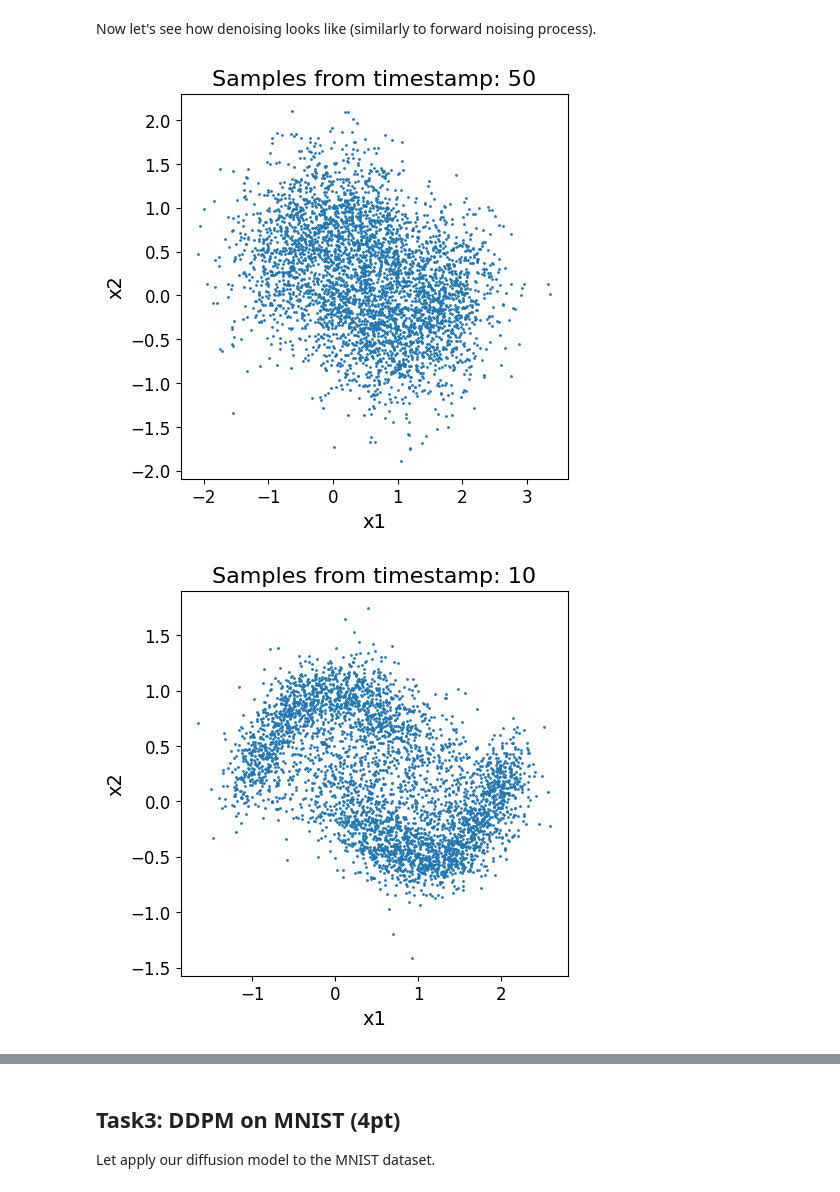
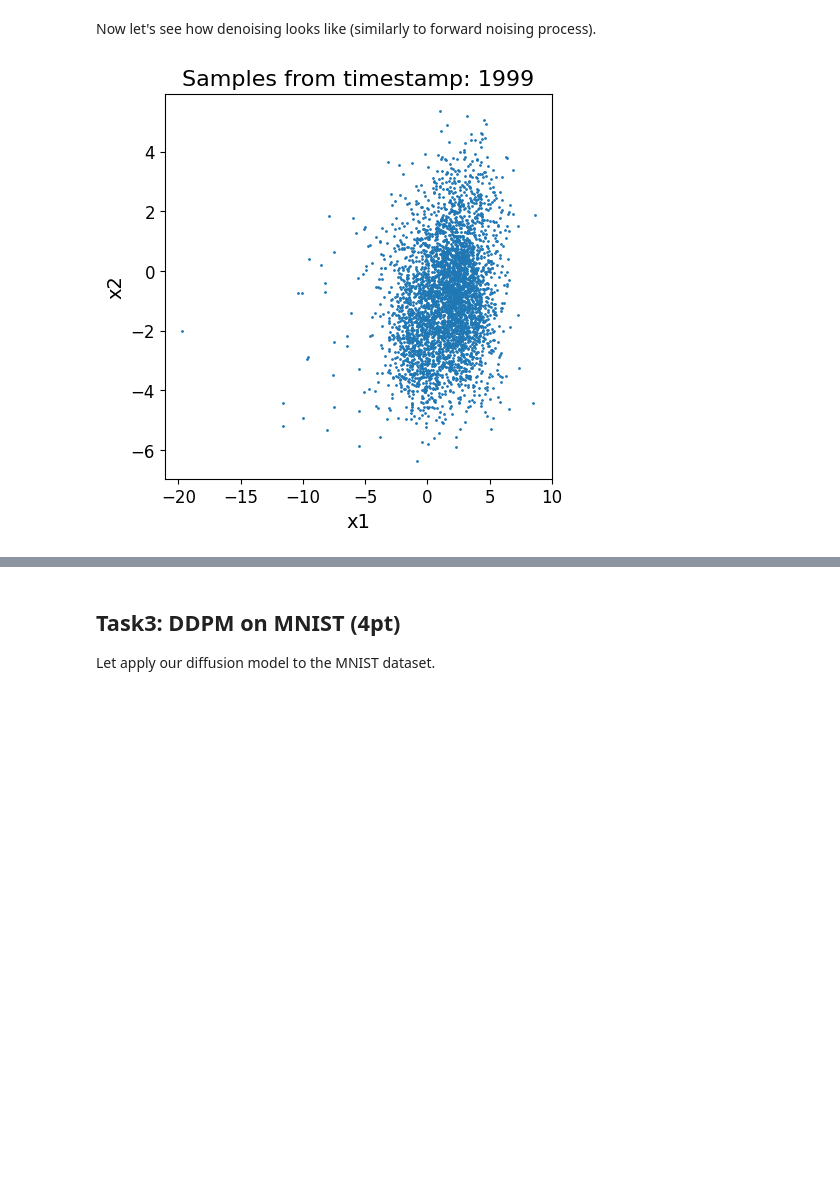
Before and after one commit to Alexkkir/diffusion-lecture, a Jupyter notebook: georgii_bychkov_hw6.ipynb, the cells around one changed output, grey strips where cells are left out. Saved outputs shown, nothing was run; the diff lists cells and outputs as text; code cells hidden in the pictures; blank space fills up the shorter version.

```diff
--- a/georgii_bychkov_hw6.ipynb
+++ b/georgii_bychkov_hw6.ipynb
@@ -662,7 +651,7 @@ class DDPM(nn.Module):
 
 Now we are ready to train our model.
 # %%
-T = 200 # you could change it
+T = 2000 # you could change it
 # ====
 # your code
 # choose these parameters
@@ -723,17 +715,16 @@ dgm_utils.visualize_2d_samples(samples, title="Samples")
 # %% [markdown]
 Now let's see how denoising looks like (similarly to forward noising process).
 # %%
-timestamps=[0, 2, 4, 10, 50]
+timestamps=[2000 - 1]
 
 x = torch.randn(train_data.shape[0], 2, requires_grad=False).to(ddpm.device)
 for i in range(ddpm.num_timesteps - 1, -1, -1):
     t = torch.tensor(i, dtype=torch.long, requires_grad=False).expand(x.shape[0]).to(ddpm.device)
     with torch.no_grad():
         eps = ddpm.model(x, t)
         x = ddpm.reverse_diffusion.get_samples(xt=x, eps=eps, t=t)
     if i in reversed(timestamps):
         x_ = x.cpu()
         dgm_utils.visualize_2d_samples(x_, title=f"Samples from timestamp: {i}")
 # %% [output]
-[figure, old version]
+[figure, new version]
-[figure, removed]
```
Also changed, not shown: parts of 17 cells of this notebook, 4 other files.
